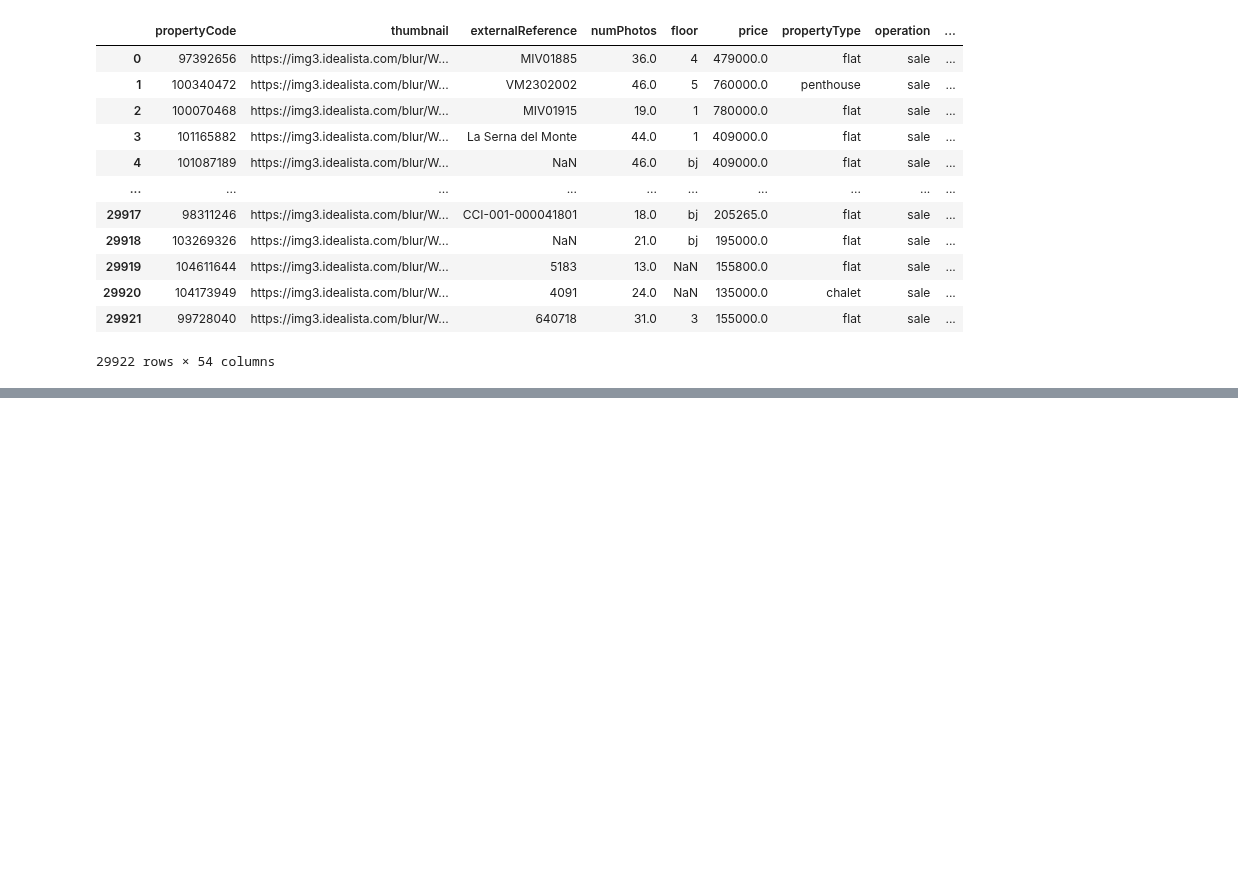
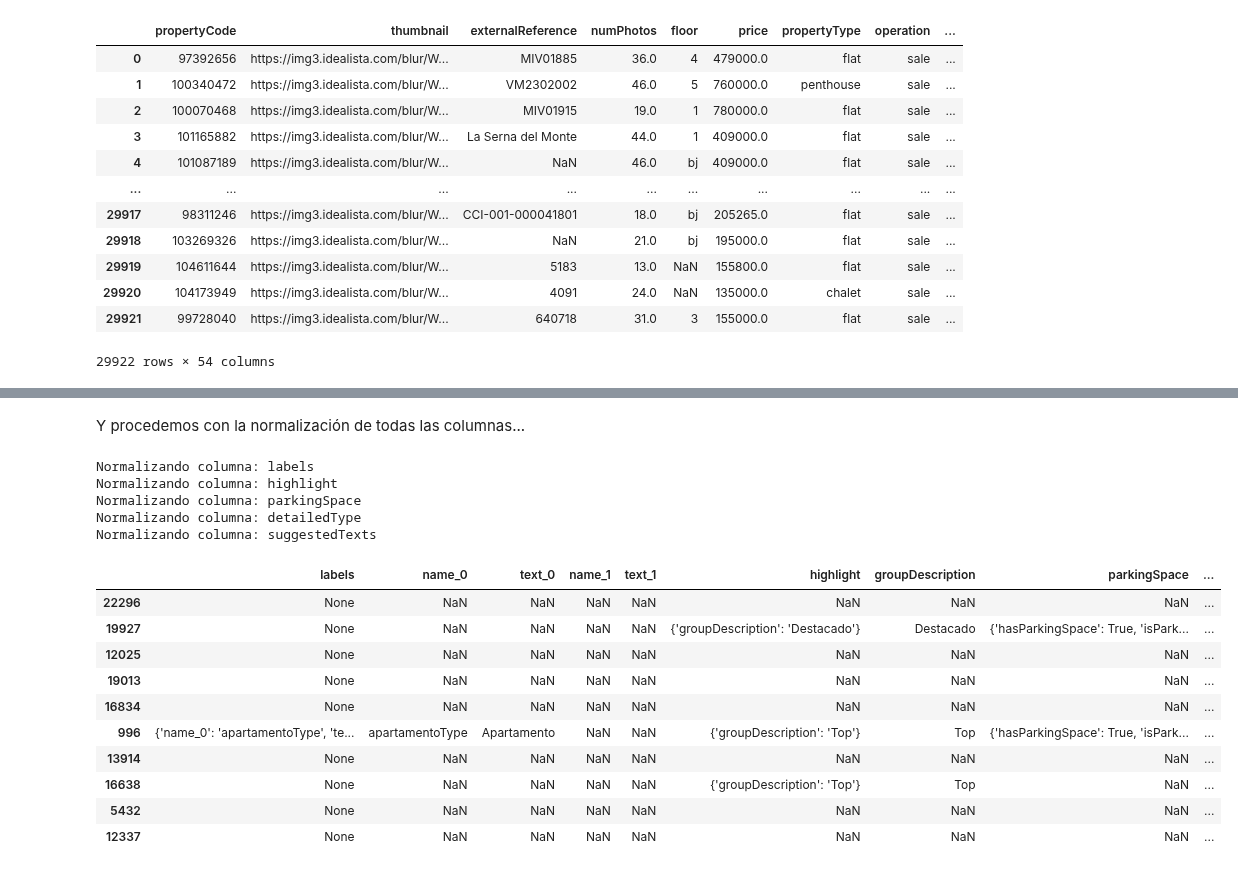
Before and after one commit to asgr29/EDA_Inmuebles_Idealista, a Jupyter notebook: src/notebooks/notebook-eda.ipynb, the cells around one changed output, grey strips where cells are left out. Cells and saved outputs as stored; diff of their text form; code cells hidden in the pictures; blank space fills up the shorter version.

Commit message:
Normalización de columnas

```diff
--- a/src/notebooks/notebook-eda.ipynb
+++ b/src/notebooks/notebook-eda.ipynb
@@ -1442,0 +1443,2 @@ df_raw.loc[~is_duplicated]
+# %%
+df_raw = pd.read_csv(filepath_or_buffer=f"{base_path}/df_raw")
@@ -1442,0 +1565,13 @@ df_raw.loc[~is_duplicated]
+# %%
+def flaten(lists):
+	if isinstance(lists, list) and len(value) > 1:
+		return {
+			f"{k}_{i}": v
+			for i, element in enumerate(lists)
+			for k, v in element.items()
+		}
+	else:
+		return
+# %%
+df_raw["labels"] = df_raw["labels"].apply(flaten)
+df_raw["labels"]
@@ -1442,0 +1591,50 @@ df_raw.loc[~is_duplicated]
+# %% [markdown]
+Y procedemos con la normalización de todas las columnas...
+# %%
+normalized_dataframes = []
+for column in columns_to_normalize:
+	print("Normalizando columna:",column)
+	normalized = pd.json_normalize(df_raw[column])
+	df_raw = df_raw.join(normalized,
+						 how="left",
+						 lsuffix="_left",
+						 rsuffix="_right")
+# %% [output]
+Normalizando columna: labels
+Normalizando columna: highlight
+Normalizando columna: parkingSpace
+Normalizando columna: detailedType
+Normalizando columna: suggestedTexts
+# %%
+columns_review = [
+	"labels",
+	"name_0",
+	"text_0",
+	"name_1",
+	"text_1",
+	"highlight",
+	"groupDescription",
+	"parkingSpace",
+	"hasParkingSpace",
+	"isParkingSpaceIncludedInPrice",
+	"parkingSpacePrice",
+	"detailedType",
+	"typology",
+	"subTypology",
+	"suggestedTexts",
+	"subtitle",
+	"title"
+]
+df_raw[columns_review].sample(10)
+# %% [output]
+|  | labels | name_0 | text_0 | name_1 | text_1 | highlight | groupDescription | parkingSpace | ... |
+| 22296 | None | NaN | NaN | NaN | NaN | NaN | NaN | NaN | ... |
+| 19927 | None | NaN | NaN | NaN | NaN | {'groupDescription': 'Destacado'} | Destacado | {'hasParkingSpace': True, 'isPark... | ... |
+| 12025 | None | NaN | NaN | NaN | NaN | NaN | NaN | NaN | ... |
+| 19013 | None | NaN | NaN | NaN | NaN | NaN | NaN | NaN | ... |
+| 16834 | None | NaN | NaN | NaN | NaN | NaN | NaN | NaN | ... |
+| 996 | {'name_0': 'apartamentoType', 'te... | apartamentoType | Apartamento | NaN | NaN | {'groupDescription': 'Top'} | Top | {'hasParkingSpace': True, 'isPark... | ... |
+| 13914 | None | NaN | NaN | NaN | NaN | NaN | NaN | NaN | ... |
+| 16638 | None | NaN | NaN | NaN | NaN | {'groupDescription': 'Top'} | Top | NaN | ... |
+| 5432 | None | NaN | NaN | NaN | NaN | NaN | NaN | NaN | ... |
+| 12337 | None | NaN | NaN | NaN | NaN | NaN | NaN | NaN | ... |
```
Also changed, not shown: parts of 36 cells of this notebook.
